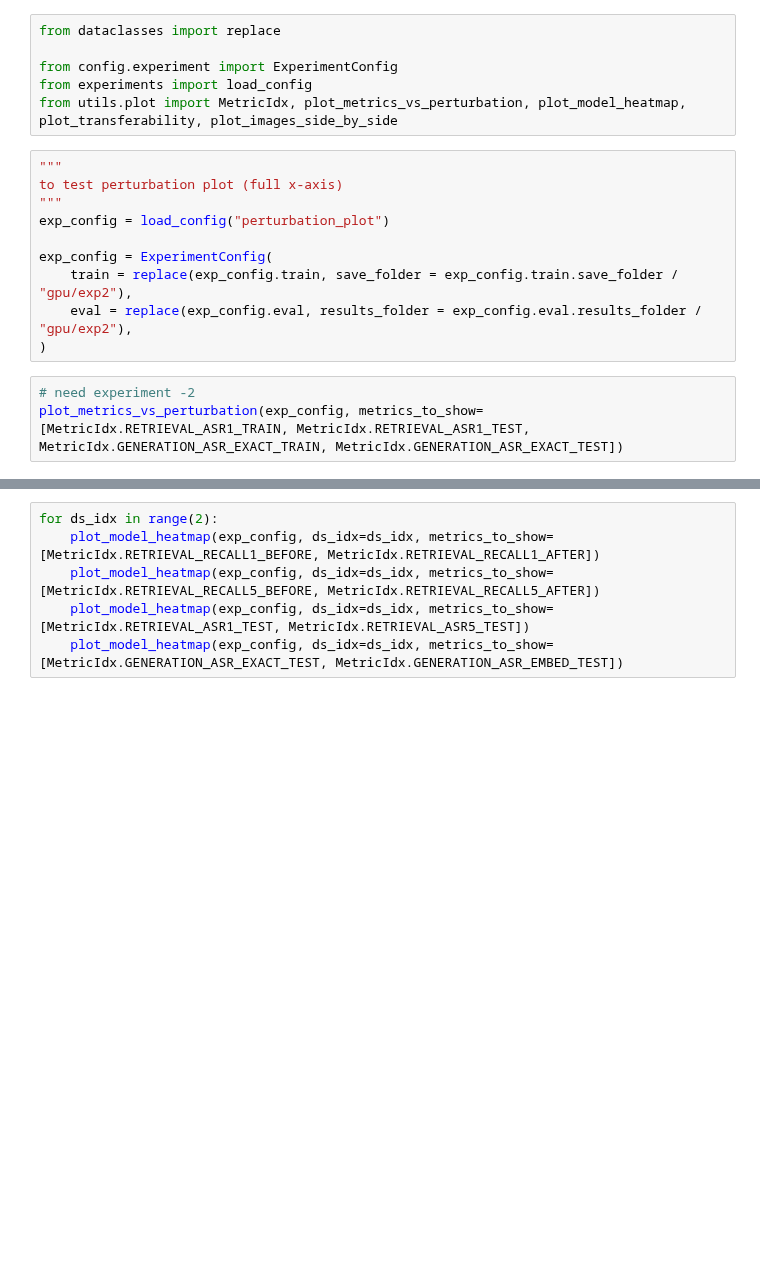
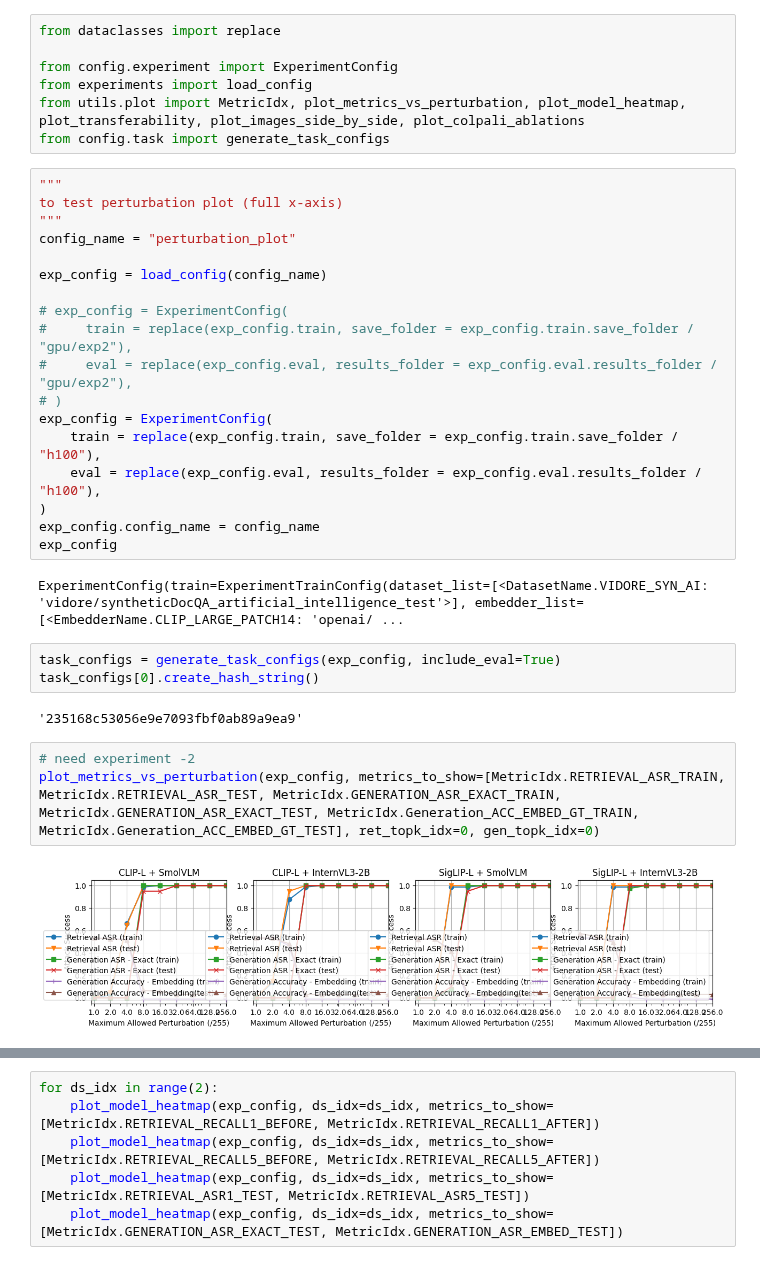
Before and after one commit to alan-turing-institute/mumoRAG-attacks, a Jupyter notebook: src/generate_plots.ipynb, the cells around one changed output, grey strips where cells are left out. Drawn from its saved outputs; the diff is of its cells as text; blank space fills up the shorter version.

Commit message:
update code for perturbation and ablation plots

```diff
--- a/src/generate_plots.ipynb
+++ b/src/generate_plots.ipynb
@@ -3,18 +3,36 @@ from dataclasses import replace
 
 from config.experiment import ExperimentConfig
 from experiments import load_config
-from utils.plot import MetricIdx, plot_metrics_vs_perturbation, plot_model_heatmap, plot_transferability, plot_images_side_by_side
+from utils.plot import MetricIdx, plot_metrics_vs_perturbation, plot_model_heatmap, plot_transferability, plot_images_side_by_side, plot_colpali_ablations
+from config.task import generate_task_configs
 # %%
 """
 to test perturbation plot (full x-axis)
 """
-exp_config = load_config("perturbation_plot")
+config_name = "perturbation_plot"
 
+exp_config = load_config(config_name)
+
+# exp_config = ExperimentConfig(
+#     train = replace(exp_config.train, save_folder = exp_config.train.save_folder / "gpu/exp2"),
+#     eval = replace(exp_config.eval, results_folder = exp_config.eval.results_folder / "gpu/exp2"),
+# )
 exp_config = ExperimentConfig(
-    train = replace(exp_config.train, save_folder = exp_config.train.save_folder / "gpu/exp2"),
-    eval = replace(exp_config.eval, results_folder = exp_config.eval.results_folder / "gpu/exp2"),
+    train = replace(exp_config.train, save_folder = exp_config.train.save_folder / "h100"),
+    eval = replace(exp_config.eval, results_folder = exp_config.eval.results_folder / "h100"),
 )
+exp_config.config_name = config_name
+exp_config
+# %% [output]
+ExperimentConfig(train=ExperimentTrainConfig(dataset_list=[<DatasetName.VIDORE_SYN_AI: 'vidore/syntheticDocQA_artificial_intelligence_test'>], embedder_list=[<EmbedderName.CLIP_LARGE_PATCH14: 'openai/ ...
+# %%
+task_configs = generate_task_configs(exp_config, include_eval=True)
+task_configs[0].create_hash_string()
+# %% [output]
+'235168c53056e9e7093fbf0ab89a9ea9'
 # %%
 # need experiment -2
-plot_metrics_vs_perturbation(exp_config, metrics_to_show=[MetricIdx.RETRIEVAL_ASR1_TRAIN, MetricIdx.RETRIEVAL_ASR1_TEST, MetricIdx.GENERATION_ASR_EXACT_TRAIN, MetricIdx.GENERATION_ASR_EXACT_TEST])
+plot_metrics_vs_perturbation(exp_config, metrics_to_show=[MetricIdx.RETRIEVAL_ASR_TRAIN, MetricIdx.RETRIEVAL_ASR_TEST, MetricIdx.GENERATION_ASR_EXACT_TRAIN, MetricIdx.GENERATION_ASR_EXACT_TEST, MetricIdx.Generation_ACC_EMBED_GT_TRAIN, MetricIdx.Generation_ACC_EMBED_GT_TEST], ret_topk_idx=0, gen_topk_idx=0)
+# %% [output]
+[figure, added]
 # %%
```
Also changed, not shown: parts of 5 cells of this notebook, 2 other files.
